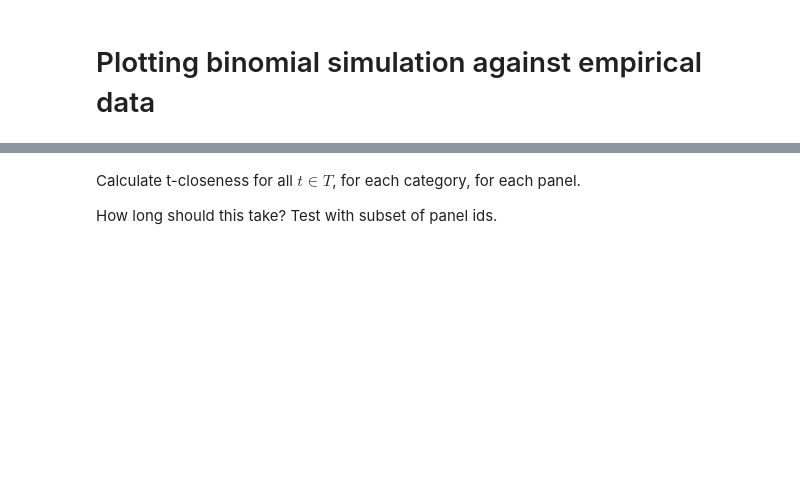
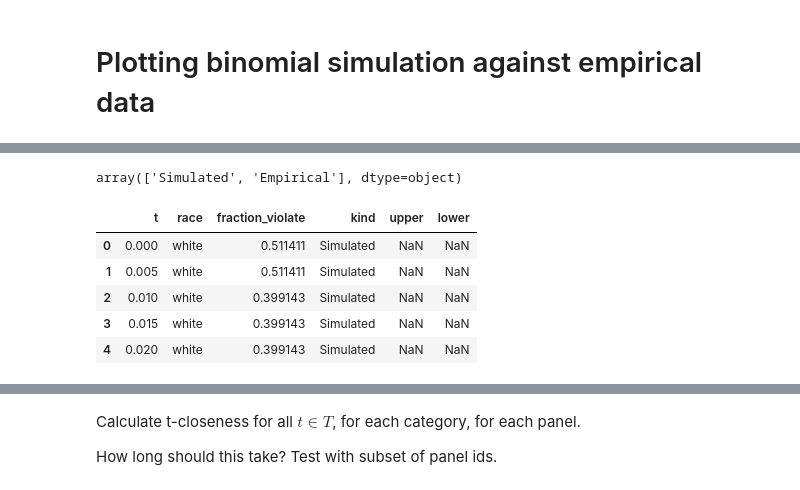
Before and after one commit to aberke/floc-analysis, a Jupyter notebook: notebooks/t-closeness-for-comscore-panels-by-race.ipynb, the cells around one changed output, grey strips where cells are left out. Saved outputs shown, nothing was run; the diff lists cells and outputs as text; code cells hidden in the pictures; blank space fills up the shorter version.

```diff
--- a/notebooks/t-closeness-for-comscore-panels-by-race.ipynb
+++ b/notebooks/t-closeness-for-comscore-panels-by-race.ipynb
@@ -219,3 +311,16 @@ plot_df = pd.concat([simulated_violations_df,
                     (agg_t_closeness_df
                      .assign(kind='Empirical')
                      .drop('racial_background', axis=1))])
+# %%
+plot_df.kind.unique()
+# %% [output]
+array(['Simulated', 'Empirical'], dtype=object)
+# %%
+plot_df.head()
+# %% [output]
+|  | t | race | fraction_violate | kind | upper | lower |
+| 0 | 0.000 | white | 0.511411 | Simulated | NaN | NaN |
+| 1 | 0.005 | white | 0.511411 | Simulated | NaN | NaN |
+| 2 | 0.010 | white | 0.399143 | Simulated | NaN | NaN |
+| 3 | 0.015 | white | 0.399143 | Simulated | NaN | NaN |
+| 4 | 0.020 | white | 0.399143 | Simulated | NaN | NaN |
```
Also changed, not shown: parts of 34 cells of this notebook.
